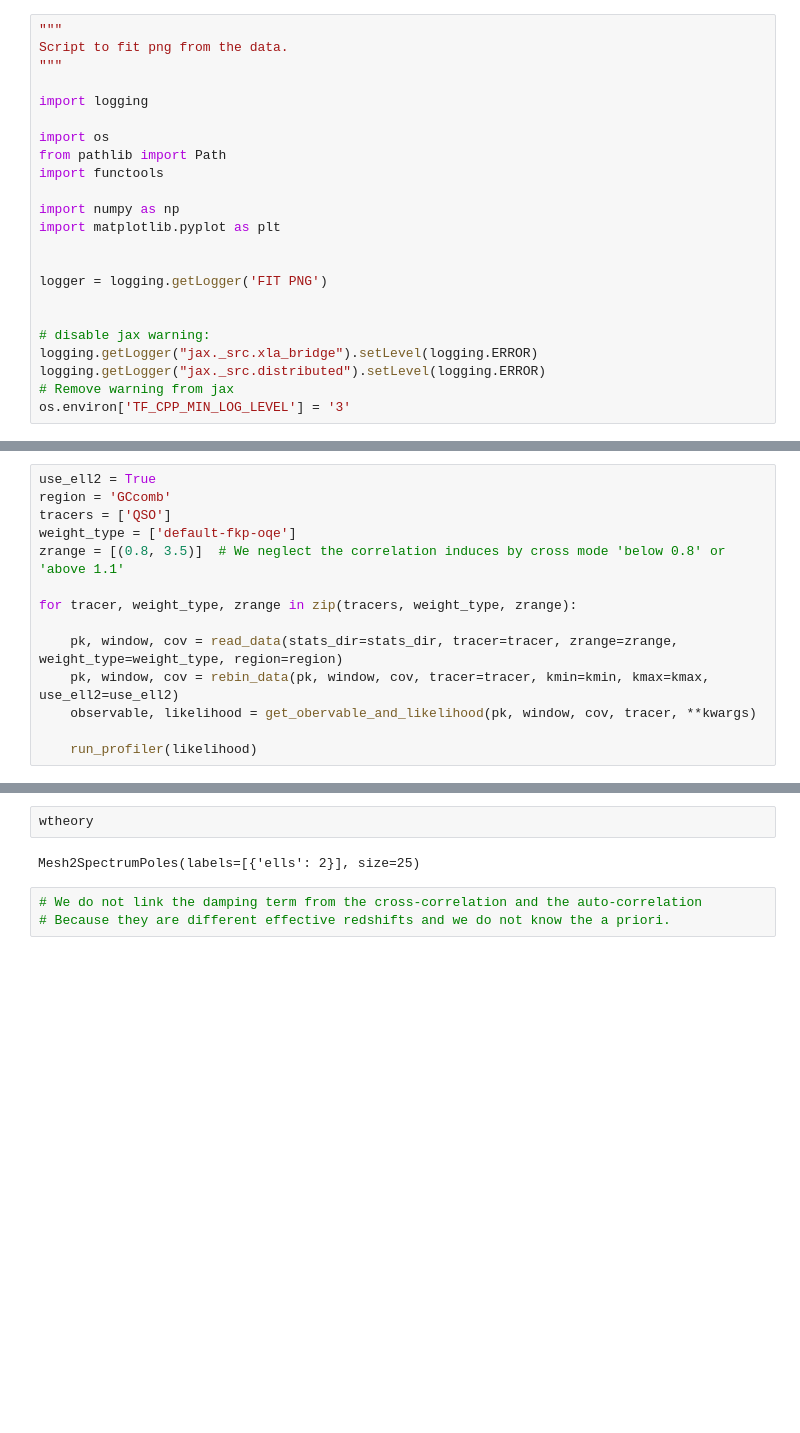
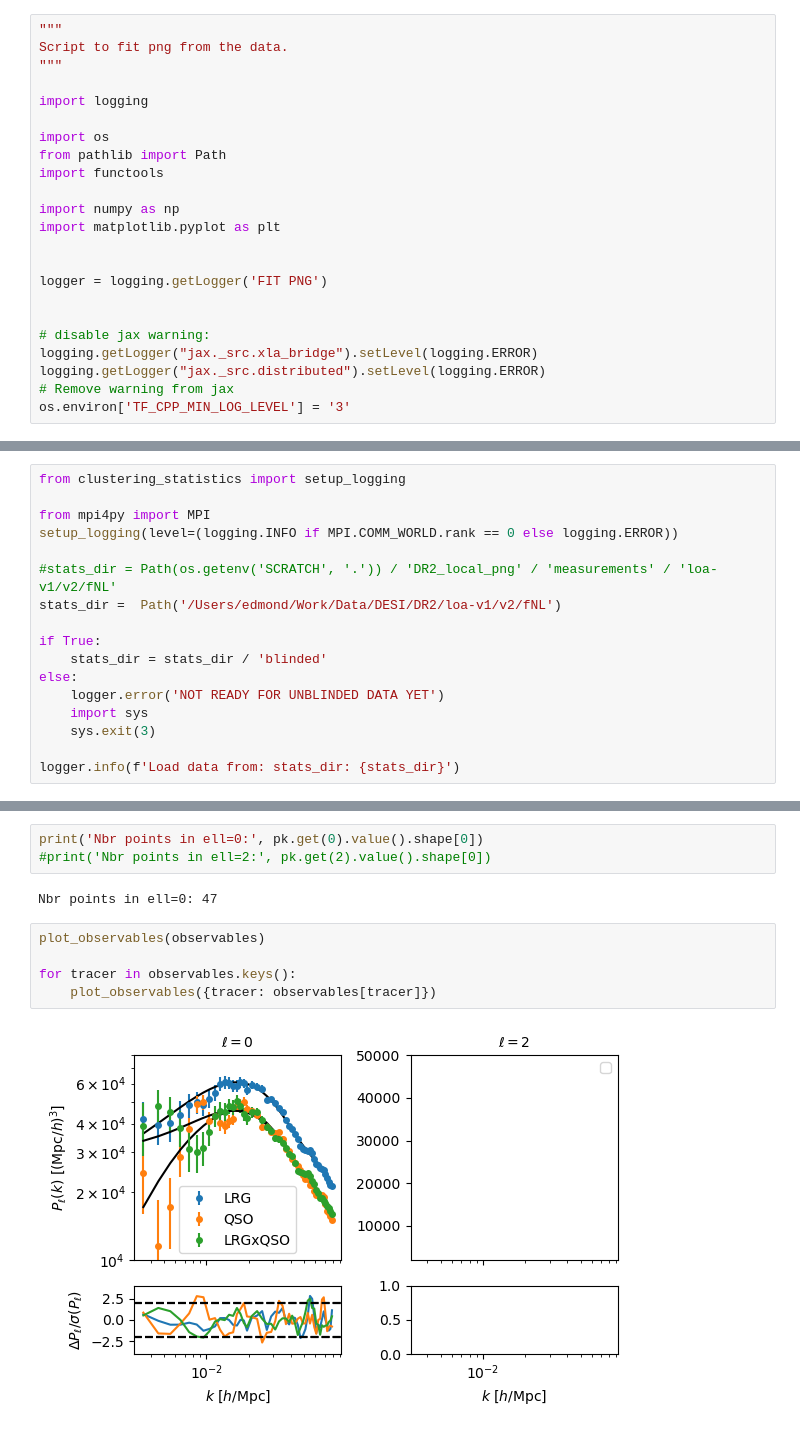
Before and after one commit to domichbt/desi-clustering, a Jupyter notebook: local_png/dvpt2.ipynb, the cells around one changed output, grey strips where cells are left out. Saved outputs shown, nothing was run; the diff lists cells and outputs as text; blank space fills up the shorter version.

```diff
--- a/local_png/dvpt2.ipynb
+++ b/local_png/dvpt2.ipynb
@@ -234,0 +36,17 @@ def get_obervable_and_likelihood(pk, window, cov, tracer, p={'LRG': 1., 'ELG': 1
+# %%
+from clustering_statistics import setup_logging
+
+from mpi4py import MPI
+setup_logging(level=(logging.INFO if MPI.COMM_WORLD.rank == 0 else logging.ERROR))
+
+#stats_dir = Path(os.getenv('SCRATCH', '.')) / 'DR2_local_png' / 'measurements' / 'loa-v1/v2/fNL'
+stats_dir =  Path('/Users/edmond/Work/Data/DESI/DR2/loa-v1/v2/fNL')
+
+if True:
+    stats_dir = stats_dir / 'blinded'
+else:
+    logger.error('NOT READY FOR UNBLINDED DATA YET')
+    import sys
+    sys.exit(3)
+
+logger.info(f'Load data from: stats_dir: {stats_dir}')
@@ -336,14 +100,0 @@ Removed no burn in
-# %%
-use_ell2 = True
-region = 'GCcomb'
-tracers = ['QSO']
-weight_type = ['default-fkp-oqe']
-zrange = [(0.8, 3.5)]  # We neglect the correlation induces by cross mode 'below 0.8' or 'above 1.1'
-
-for tracer, weight_type, zrange in zip(tracers, weight_type, zrange):
-
-    pk, window, cov = read_data(stats_dir=stats_dir, tracer=tracer, zrange=zrange, weight_type=weight_type, region=region)
-    pk, window, cov = rebin_data(pk, window, cov, tracer=tracer, kmin=kmin, kmax=kmax, use_ell2=use_ell2)
-    observable, likelihood = get_obervable_and_likelihood(pk, window, cov, tracer, **kwargs)
-
-    run_profiler(likelihood)
@@ -436,7 +101,12 @@ plt.show()
-# %%
-wtheory
-# %% [output]
-Mesh2SpectrumPoles(labels=[{'ells': 2}], size=25)
-# %%
-# We do not link the damping term from the cross-correlation and the auto-correlation
-# Because they are different effective redshifts and we do not know the a priori.
+# %%
+print('Nbr points in ell=0:', pk.get(0).value().shape[0])
+#print('Nbr points in ell=2:', pk.get(2).value().shape[0])
+# %% [output]
+Nbr points in ell=0: 47
+# %%
+plot_observables(observables)
+
+for tracer in observables.keys():
+    plot_observables({tracer: observables[tracer]})
+# %% [output]
+[figure, added]
```
Also changed, not shown: parts of 25 cells of this notebook, 1 other file.
